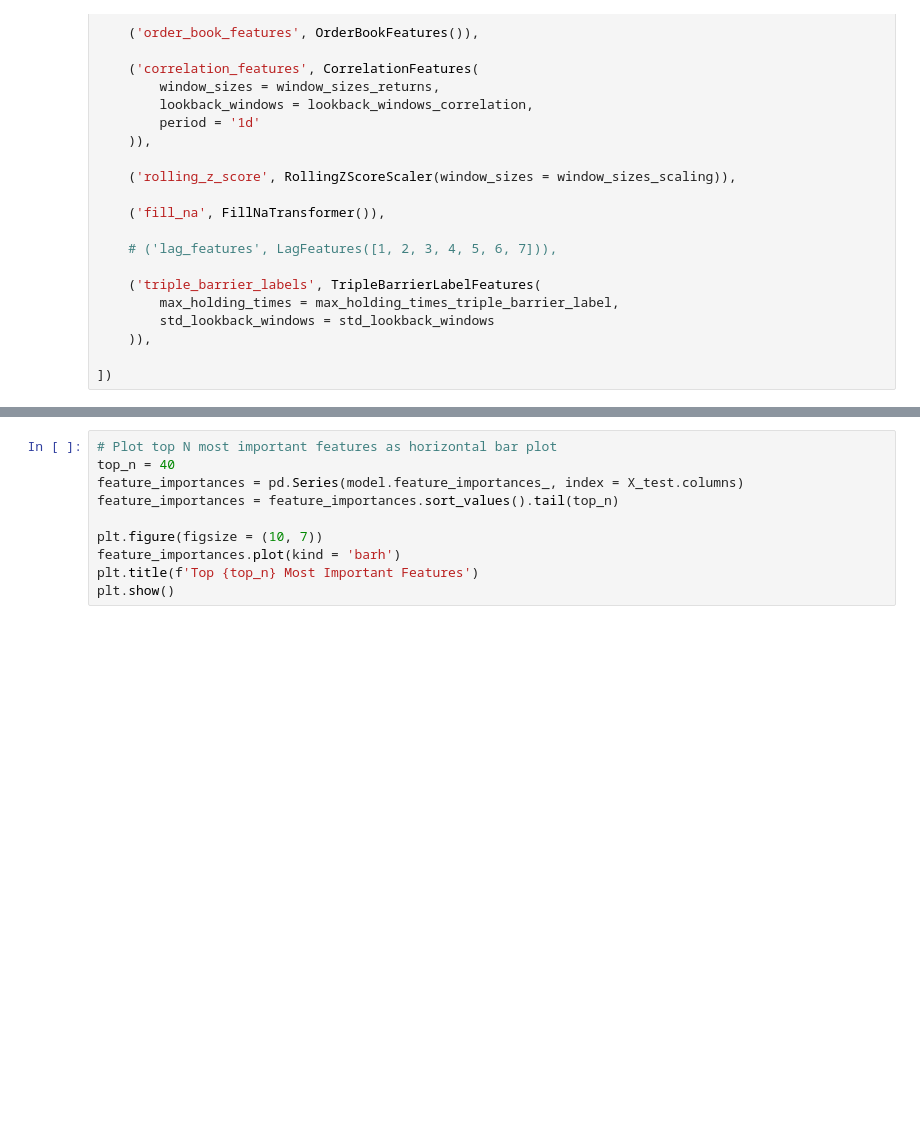
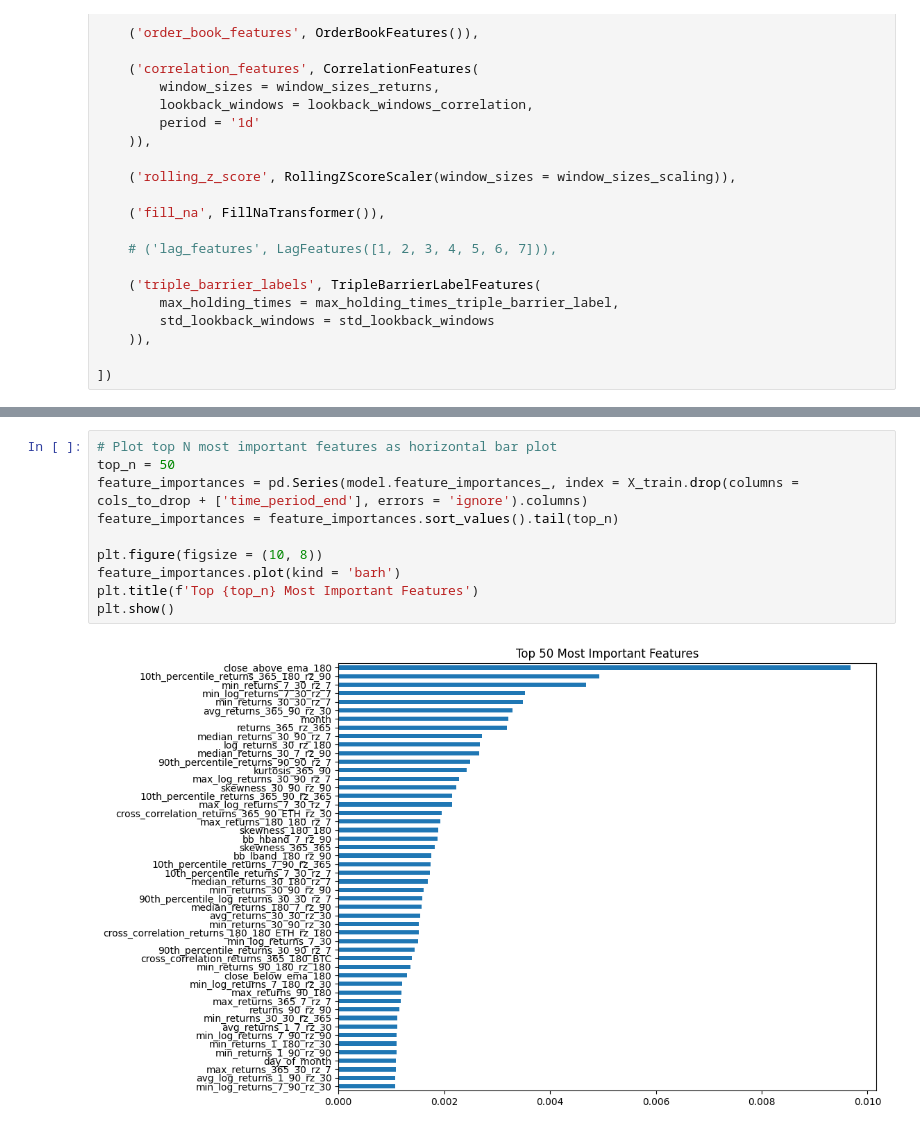
Before and after one commit to Algo-Trading-Project/trading-bot, a Jupyter notebook: notebooks/ml_pipeline.ipynb, the cells around one changed output, grey strips where cells are left out. Cells and saved outputs as stored; diff of their text form; blank space fills up the shorter version.

Commit message:
finishing touches on new structure, fixing imports

```diff
--- a/notebooks/ml_pipeline.ipynb
+++ b/notebooks/ml_pipeline.ipynb
@@ -226,13 +298,15 @@ plt.show()
 # %%
 # Plot top N most important features as horizontal bar plot
-top_n = 40
-feature_importances = pd.Series(model.feature_importances_, index = X_test.columns)
+top_n = 50
+feature_importances = pd.Series(model.feature_importances_, index = X_train.drop(columns = cols_to_drop + ['time_period_end'], errors = 'ignore').columns)
 feature_importances = feature_importances.sort_values().tail(top_n)
 
-plt.figure(figsize = (10, 7))
+plt.figure(figsize = (10, 8))
 feature_importances.plot(kind = 'barh')
 plt.title(f'Top {top_n} Most Important Features')
 plt.show()
+# %% [output]
+[figure, added]
 # %%
 # Calculate the sample statistic on the test set
 X_test['y_pred'] = y_pred_test
```
Also changed, not shown: parts of 16 cells of this notebook, 6 other files.
